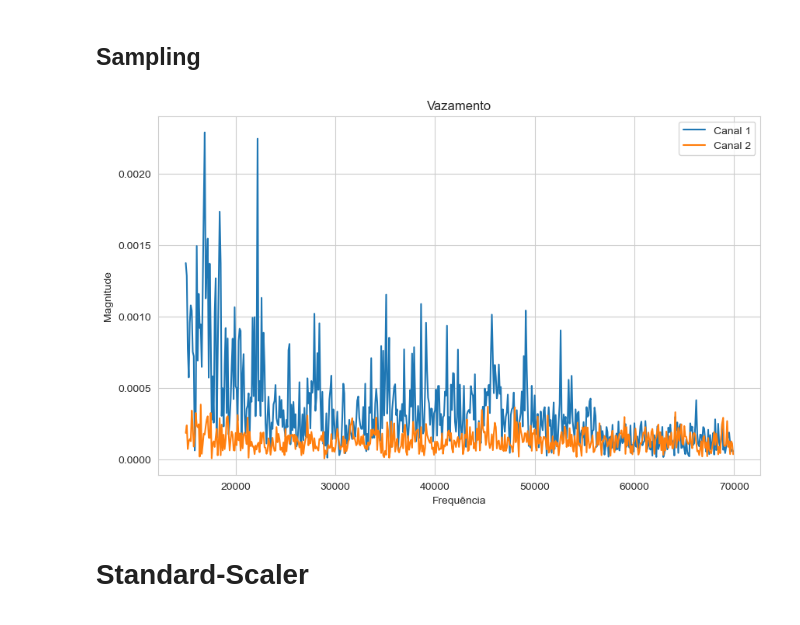
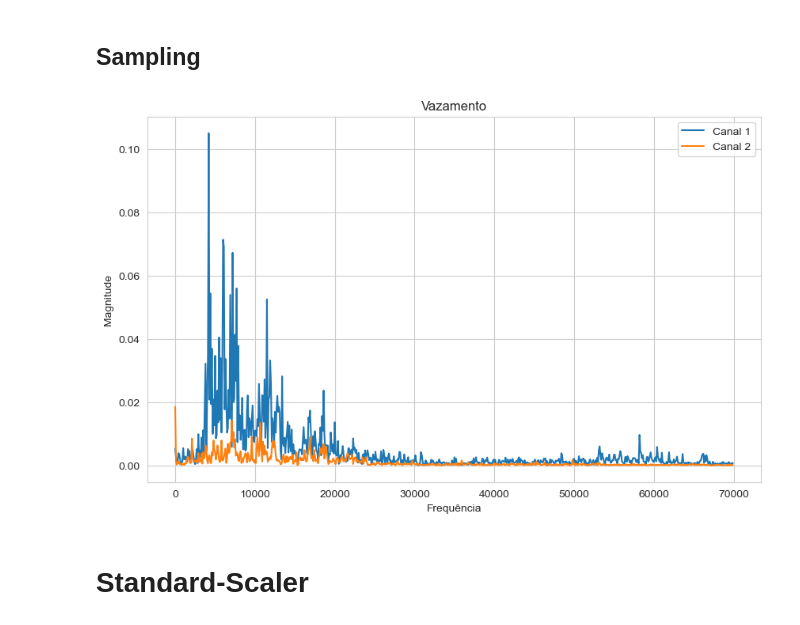
Before and after one commit to lukaltk/TCC-ml, a Jupyter notebook: model_training.ipynb, the cells around one changed output. Cells and saved outputs as stored; diff of their text form; code cells hidden in the pictures.

```diff
--- a/model_training.ipynb
+++ b/model_training.ipynb
@@ -643,9 +644,8 @@ def mount_fft_data_frames(df_windows, element_size, fs, n):
     xf1, xf2 = None, None
 
     # Inicializando cada valor do dicionário como uma lista de dataframes vazios
-    for i in range(2, 5):
-        key = f'{i}'
-        windows_fft[key] = [pd.DataFrame(columns=['canal_1', 'canal_2']) for _ in range(element_size)]
+    for sensor_position in df_windows:
+        windows_fft[sensor_position] = [pd.DataFrame(columns=['canal_1', 'canal_2']) for _ in range(element_size)]
 
     # tira a fft e filtra para todas as janelas de tempo em df_windows e salva em df_windows_fft
     for sensor_position in df_windows:
@@ -800,7 +800,7 @@ def fft_sampling(df_windows_fft: dict):
         df_windows_fft_sampled[sensor_position] = []
 
         for index, sample in enumerate(df_windows_fft[sensor_position]):
-            df_windows_fft_sampled[sensor_position].append(sample[150:700].reset_index(drop=True))
+            df_windows_fft_sampled[sensor_position].append(sample[0:700].reset_index(drop=True))
 
     return df_windows_fft_sampled
 # %%
@@ -813,15 +813,17 @@ vazamento_anomalia_windows_fft_s = fft_sampling(vazamento_anomalia_windows_fft)
 vazamento_spray_windows_fft_s = fft_sampling(vazamento_spray_windows_fft)
 # %%
 plt.figure(figsize=(10, 6))
-plt.plot(vazamento_xf1[150:700], vazamento_windows_fft_s['2'][12]['canal_1'], label='Canal 1')
-plt.plot(vazamento_xf1[150:700], vazamento_windows_fft_s['2'][12]['canal_2'], label='Canal 2')
+# plt.plot(vazamento_xf1[150:700], vazamento_windows_fft_s['2'][12]['canal_1'], label='Canal 1')
+# plt.plot(vazamento_xf1[150:700], vazamento_windows_fft_s['2'][12]['canal_2'], label='Canal 2')
+plt.plot(vazamento_xf1[0:700], vazamento_windows_fft_s['2'][12]['canal_1'], label='Canal 1')
+plt.plot(vazamento_xf1[0:700], vazamento_windows_fft_s['2'][12]['canal_2'], label='Canal 2')
 plt.xlabel('Frequência')
 plt.ylabel('Magnitude')
 plt.title('Vazamento')
 plt.legend()
 plt.show()
 # %% [output]
-[figure, old version]
+[figure, new version]
 # %% [markdown]
 # Standard-Scaler
 # %%
```
Also changed, not shown: parts of 27 cells of this notebook, 25 other files.
